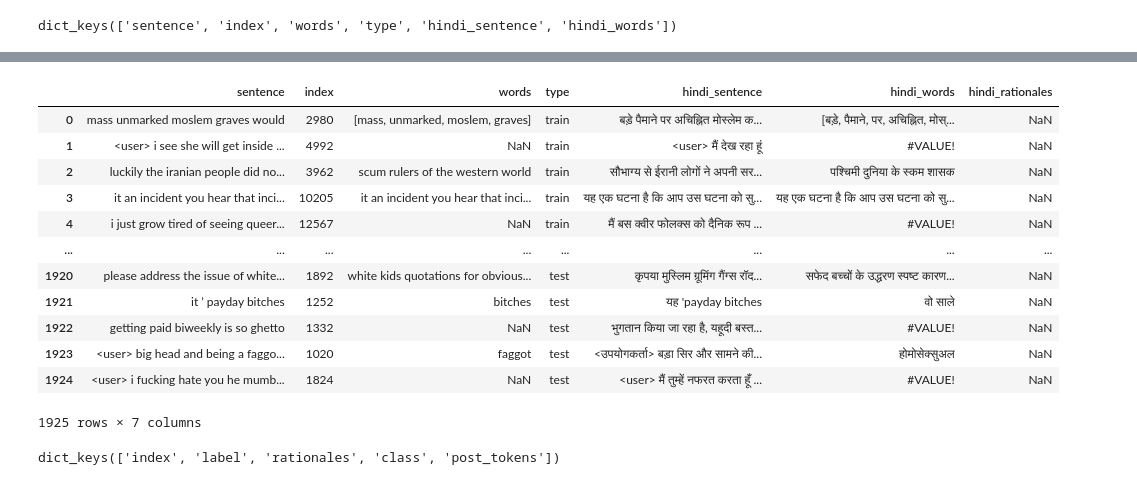
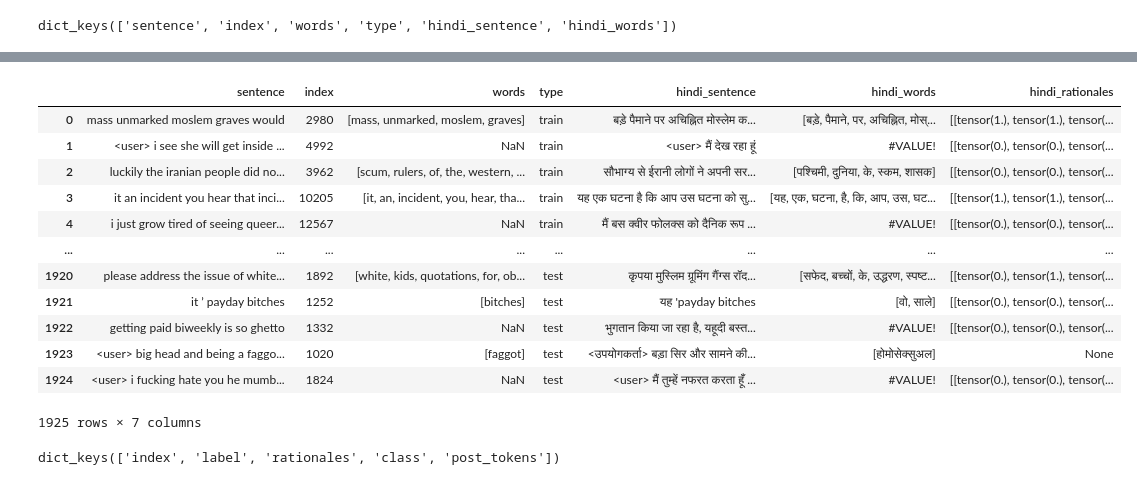
Before and after one commit to VaibhavSingh29/cs-626-project-hate-speech-detection, a Jupyter notebook: translation/translator.ipynb, the cells around one changed output, grey strips where cells are left out. Saved outputs shown, nothing was run; the diff lists cells and outputs as text; code cells hidden in the pictures.

Commit message:
add hindi transliterations

```diff
--- a/translation/translator.ipynb
+++ b/translation/translator.ipynb
@@ -188,6 +189,6 @@ english_words = hindi_df.words.values
 # %%
 hindi_rationales = []
-transliterations = []
+transliterations = pickle.load(open('transliterations.p', 'rb'))
 total_words = 0
 matches_found = 0
 sentences_matched = 0
@@ -200,14 +201,14 @@ for i, sentence in enumerate(tqdm(hindi_sentences)):
         hindi_rationales.append(rationale)
         sentences_matched += 1
         continue
-    transliterated_words = []
+    transliterated_words = transliterations[i]
     if type(hindi_words[i]) != list:
         hindi_words[i] = hindi_words[i].split()
     if type(english_words[i]) != list:
         english_words[i] = english_words[i].split()
-        for word in english_words[i]:
-            transliterated_words.extend(transliterate_word(word, lang_code='hi'))
-    transliterations.append(transliterated_words)
+    #     for word in english_words[i]:
+    #         transliterated_words.extend(transliterate_word(word, lang_code='hi'))
+    # transliterations.append(transliterated_words)
     normalized_hindi_words = normalize(hindi_words[i])
     normalized_trans_words = normalize(transliterated_words)
     for j, word in enumerate(sentence):
@@ -263,23 +238,23 @@ pickle.load(open('transliterations.p', 'rb'))
 # %%
 if 'hindi_rationales' in hindi_df.columns:
     print("cleaning . . . ")
-    hindi_df.drop(columns=['hindi_rationales'])
+    hindi_df.drop(columns=['hindi_rationales'], inplace=True)
     hindi_df.dropna()
 hindi_df = pd.concat([hindi_df, pd.DataFrame(hindi_rationales, columns=['hindi_rationales'])], axis=1)
 display(hindi_df)
 # %% [output]
 |  | sentence | index | words | type | hindi_sentence | hindi_words | hindi_rationales |
-| 0 | mass unmarked moslem graves would | 2980 | [mass, unmarked, moslem, graves] | train | बड़े पैमाने पर अचिह्नित मोस्लेम क... | [बड़े, पैमाने, पर, अचिह्नित, मोस्... | NaN |
-| 1 | <user> i see she will get inside ... | 4992 | NaN | train | <user> मैं देख रहा हूं | #VALUE! | NaN |
-| 2 | luckily the iranian people did no... | 3962 | scum rulers of the western world | train | सौभाग्य से ईरानी लोगों ने अपनी सर... | पश्चिमी दुनिया के स्कम शासक | NaN |
-| 3 | it an incident you hear that inci... | 10205 | it an incident you hear that inci... | train | यह एक घटना है कि आप उस घटना को सु... | यह एक घटना है कि आप उस घटना को सु... | NaN |
-| 4 | i just grow tired of seeing queer... | 12567 | NaN | train | मैं बस क्वीर फोलक्स को दैनिक रूप ... | #VALUE! | NaN |
+| 0 | mass unmarked moslem graves would | 2980 | [mass, unmarked, moslem, graves] | train | बड़े पैमाने पर अचिह्नित मोस्लेम क... | [बड़े, पैमाने, पर, अचिह्नित, मोस्... | [[tensor(1.), tensor(1.), tensor(... |
+| 1 | <user> i see she will get inside ... | 4992 | NaN | train | <user> मैं देख रहा हूं | #VALUE! | [[tensor(0.), tensor(0.), tensor(... |
+| 2 | luckily the iranian people did no... | 3962 | [scum, rulers, of, the, western, ... | train | सौभाग्य से ईरानी लोगों ने अपनी सर... | [पश्चिमी, दुनिया, के, स्कम, शासक] | [[tensor(0.), tensor(0.), tensor(... |
+| 3 | it an incident you hear that inci... | 10205 | [it, an, incident, you, hear, tha... | train | यह एक घटना है कि आप उस घटना को सु... | [यह, एक, घटना, है, कि, आप, उस, घट... | [[tensor(1.), tensor(1.), tensor(... |
+| 4 | i just grow tired of seeing queer... | 12567 | NaN | train | मैं बस क्वीर फोलक्स को दैनिक रूप ... | #VALUE! | [[tensor(0.), tensor(0.), tensor(... |
 | ... | ... | ... | ... | ... | ... | ... | ... |
-| 1920 | please address the issue of white... | 1892 | white kids quotations for obvious... | test | कृपया मुस्लिम ग्रूमिंग गैंग्स रॉद... | सफेद बच्चों के उद्धरण स्पष्ट कारण... | NaN |
-| 1921 | it ’ payday bitches | 1252 | bitches | test | यह 'payday bitches | वो साले | NaN |
-| 1922 | getting paid biweekly is so ghetto | 1332 | NaN | test | भुगतान किया जा रहा है, यहूदी बस्त... | #VALUE! | NaN |
-| 1923 | <user> big head and being a faggo... | 1020 | faggot | test | <उपयोगकर्ता> बड़ा सिर और सामने की... | होमोसेक्सुअल | NaN |
-| 1924 | <user> i fucking hate you he mumb... | 1824 | NaN | test | <user> मैं तुम्हें नफरत करता हूँ ... | #VALUE! | NaN |
+| 1920 | please address the issue of white... | 1892 | [white, kids, quotations, for, ob... | test | कृपया मुस्लिम ग्रूमिंग गैंग्स रॉद... | [सफेद, बच्चों, के, उद्धरण, स्पष्ट... | [[tensor(0.), tensor(1.), tensor(... |
+| 1921 | it ’ payday bitches | 1252 | [bitches] | test | यह 'payday bitches | [वो, साले] | [[tensor(0.), tensor(0.), tensor(... |
+| 1922 | getting paid biweekly is so ghetto | 1332 | NaN | test | भुगतान किया जा रहा है, यहूदी बस्त... | #VALUE! | [[tensor(0.), tensor(0.), tensor(... |
+| 1923 | <user> big head and being a faggo... | 1020 | [faggot] | test | <उपयोगकर्ता> बड़ा सिर और सामने की... | [होमोसेक्सुअल] | None |
+| 1924 | <user> i fucking hate you he mumb... | 1824 | NaN | test | <user> मैं तुम्हें नफरत करता हूँ ... | #VALUE! | [[tensor(0.), tensor(0.), tensor(... |
 1925 rows × 7 columns
 # %%
 def append_to_english(en_dict, index, label, rationale, output, post_tokens):
```
Also changed, not shown: parts of 11 cells of this notebook, 14 other files.
